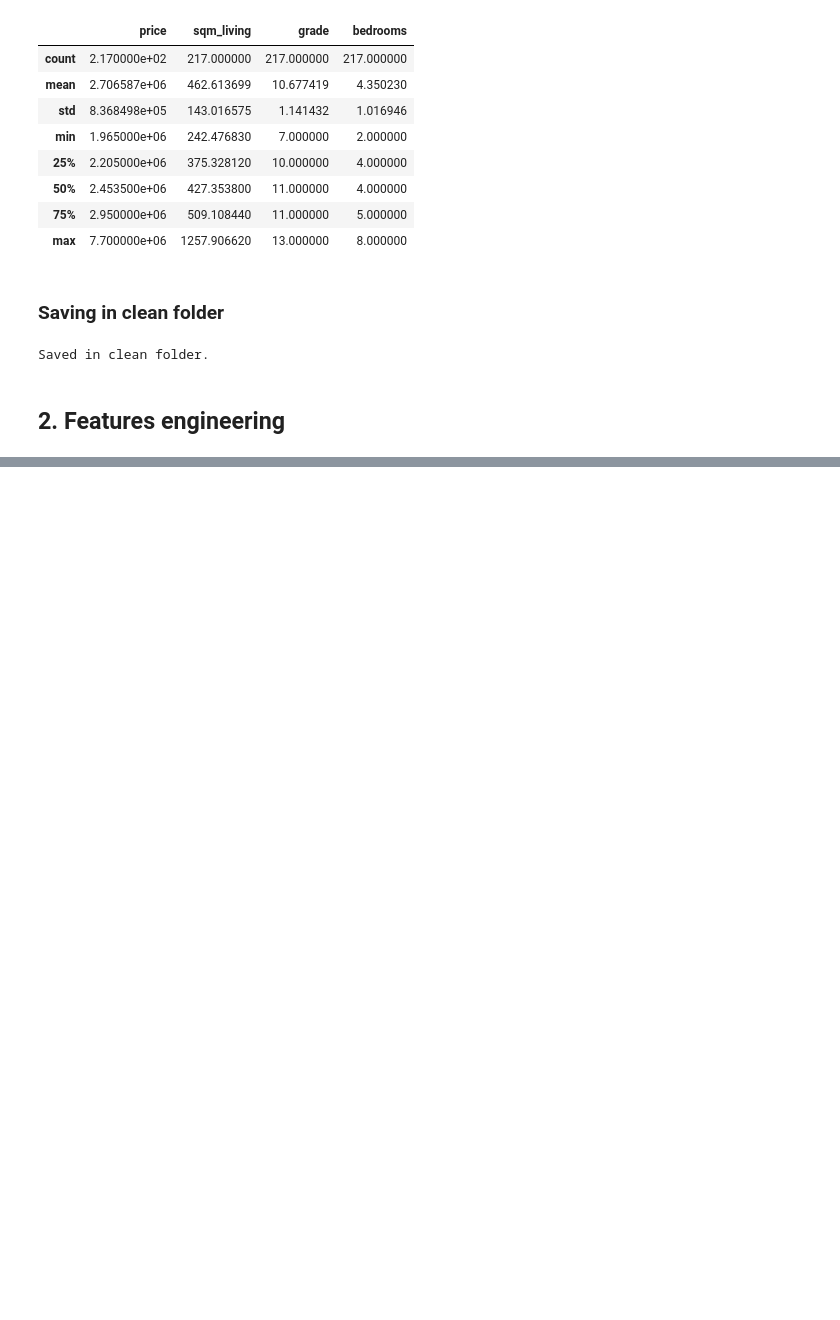
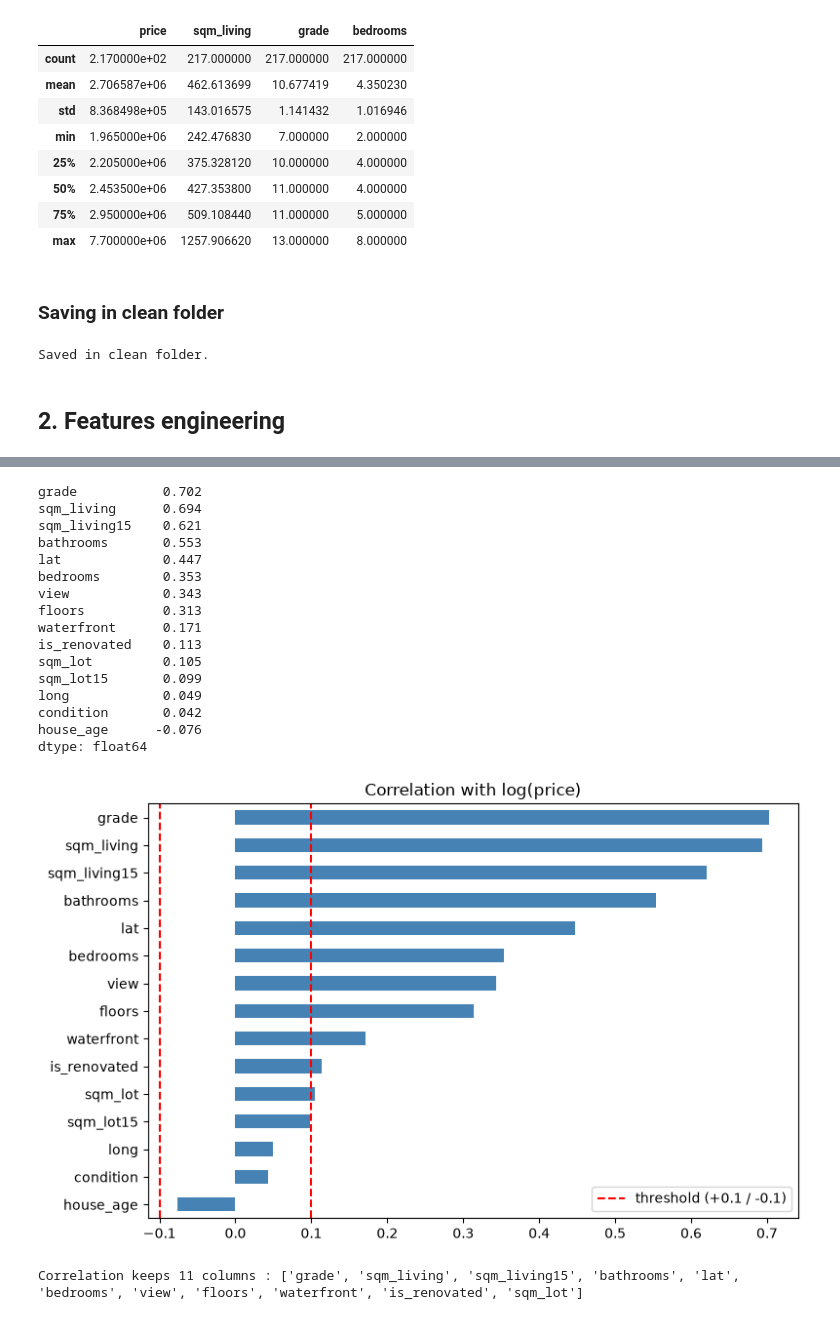
Before and after one commit to axel-achart/apartment-hunter, a Jupyter notebook: notebook.ipynb, the cells around one changed output, grey strips where cells are left out. Saved outputs shown, nothing was run; the diff lists cells and outputs as text; code cells hidden in the pictures; blank space fills up the shorter version.

```diff
--- a/notebook.ipynb
+++ b/notebook.ipynb
@@ -335,0 +465,37 @@ print(f"Target : price | Features : {df_fe.shape[1] - 1}")
+# %%
+# Correlation of each candidate column with log(price), from the highest to the lowest
+corr_price = X_train[candidates].corrwith(y_train_log).sort_values(ascending=False)
+print(corr_price.round(3))
+
+plt.figure(figsize=(8, 5))
+corr_price.plot(kind="barh", color="steelblue")
+plt.gca().invert_yaxis()
+plt.axvline(0.1, color="red", linestyle="--", label="threshold (+0.1 / -0.1)")
+plt.axvline(-0.1, color="red", linestyle="--")
+plt.title("Correlation with log(price)")
+plt.legend()
+plt.tight_layout()
+plt.show()
+
+# Keep the columns with a correlation of at least 0.1, positive or negative (abs removes the sign)
+corr_selected = corr_price[corr_price.abs() >= 0.1].index.tolist()
+print(f"Correlation keeps {len(corr_selected)} columns : {corr_selected}")
+# %% [output]
+grade           0.702
+sqm_living      0.694
+sqm_living15    0.621
+bathrooms       0.553
+lat             0.447
+bedrooms        0.353
+view            0.343
+floors          0.313
+waterfront      0.171
+is_renovated    0.113
+sqm_lot         0.105
+sqm_lot15       0.099
+long            0.049
+condition       0.042
+house_age      -0.076
+dtype: float64
+[figure, added]
+Correlation keeps 11 columns : ['grade', 'sqm_living', 'sqm_living15', 'bathrooms', 'lat', 'bedrooms', 'view', 'floors', 'waterfront', 'is_renovated', 'sqm_lot']
```
Also changed, not shown: parts of 74 cells of this notebook, 4 other files.
